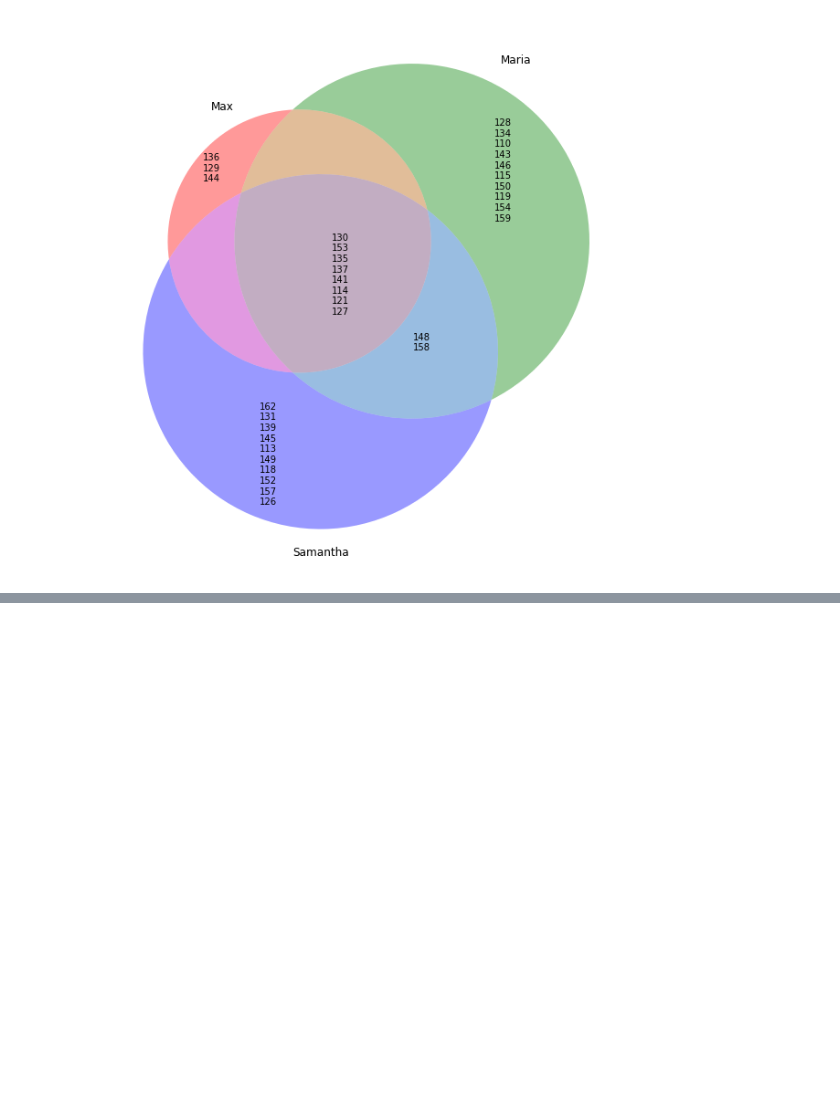
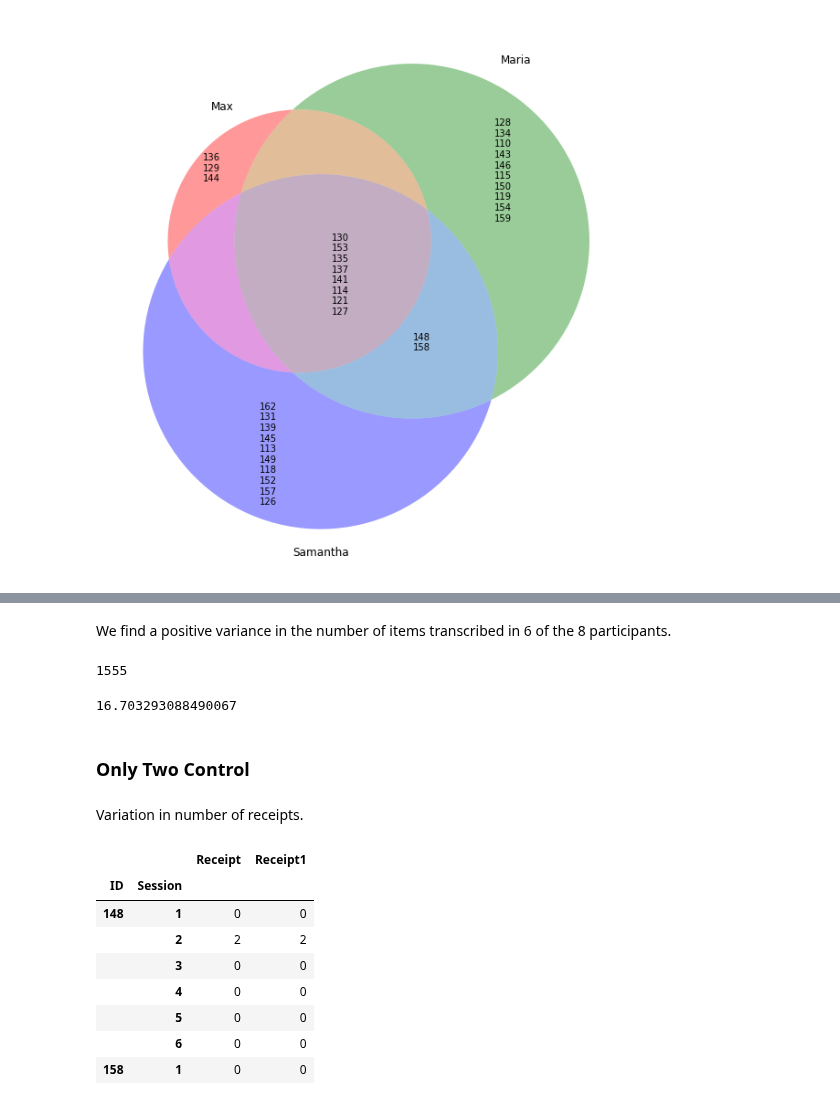
Before and after one commit to jjailer/grocery-receipt-data-cleaning, a Jupyter notebook: Scripts/variation_in_control.ipynb, the cells around one changed output, grey strips where cells are left out. Drawn from its saved outputs; the diff is of its cells as text; code cells hidden in the pictures; blank space fills up the shorter version.

```diff
--- a/Scripts/id_venn_diagram.ipynb
+++ b/Scripts/variation_in_control.ipynb
@@ -54,0 +146,28 @@ make_venn([set(df_max.ID.unique()), set(df_mar.ID.unique()), set(df_sam.ID.uniqu
+# %% [markdown]
+We find a positive variance in the number of items transcribed in 6 of the 8 participants.
+# %%
+mean([df.shape[0] for df in dfs_all_three])
+# %% [output]
+1555
+# %%
+stdev([df.shape[0] for df in dfs_all_three])
+# %% [output]
+16.703293088490067
+# %% [markdown]
+### Only Two Control
+# %% [markdown]
+Variation in number of receipts.
+# %%
+receipts_only_two = (dfs_only_two[0].groupby(by=['ID', 'Session']).nunique()
+                      .join(dfs_only_two[1].groupby(by=['ID', 'Session']).nunique(), rsuffix='1'))
+display(receipts_only_two)
+# %% [output]
+|  |  | Receipt | Receipt1 |
+| ID | Session |  |  |
+| 148 | 1 | 0 | 0 |
+|  | 2 | 2 | 2 |
+|  | 3 | 0 | 0 |
+|  | 4 | 0 | 0 |
+|  | 5 | 0 | 0 |
+|  | 6 | 0 | 0 |
+| 158 | 1 | 0 | 0 |
```
Also changed, not shown: parts of 23 cells of this notebook.
